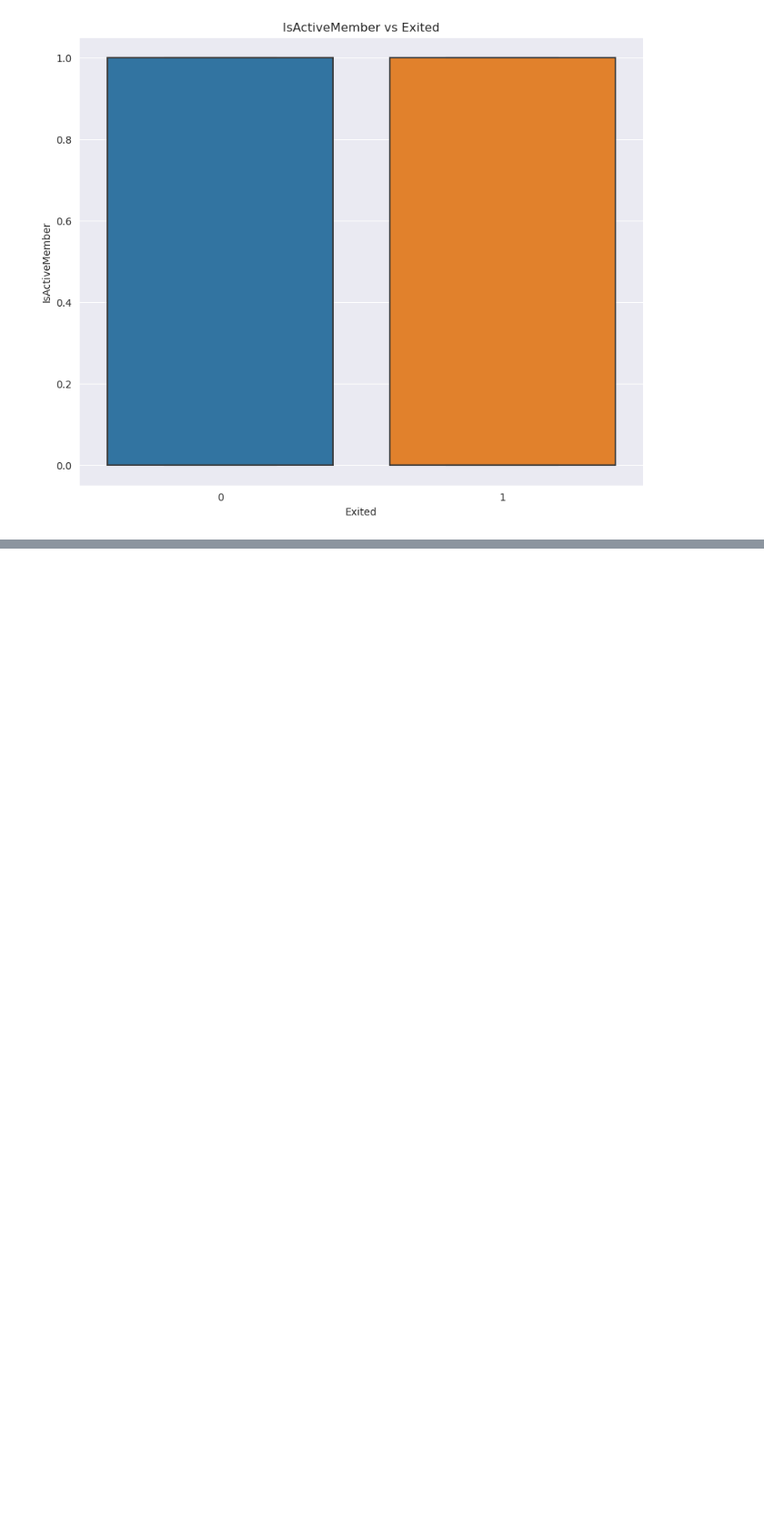
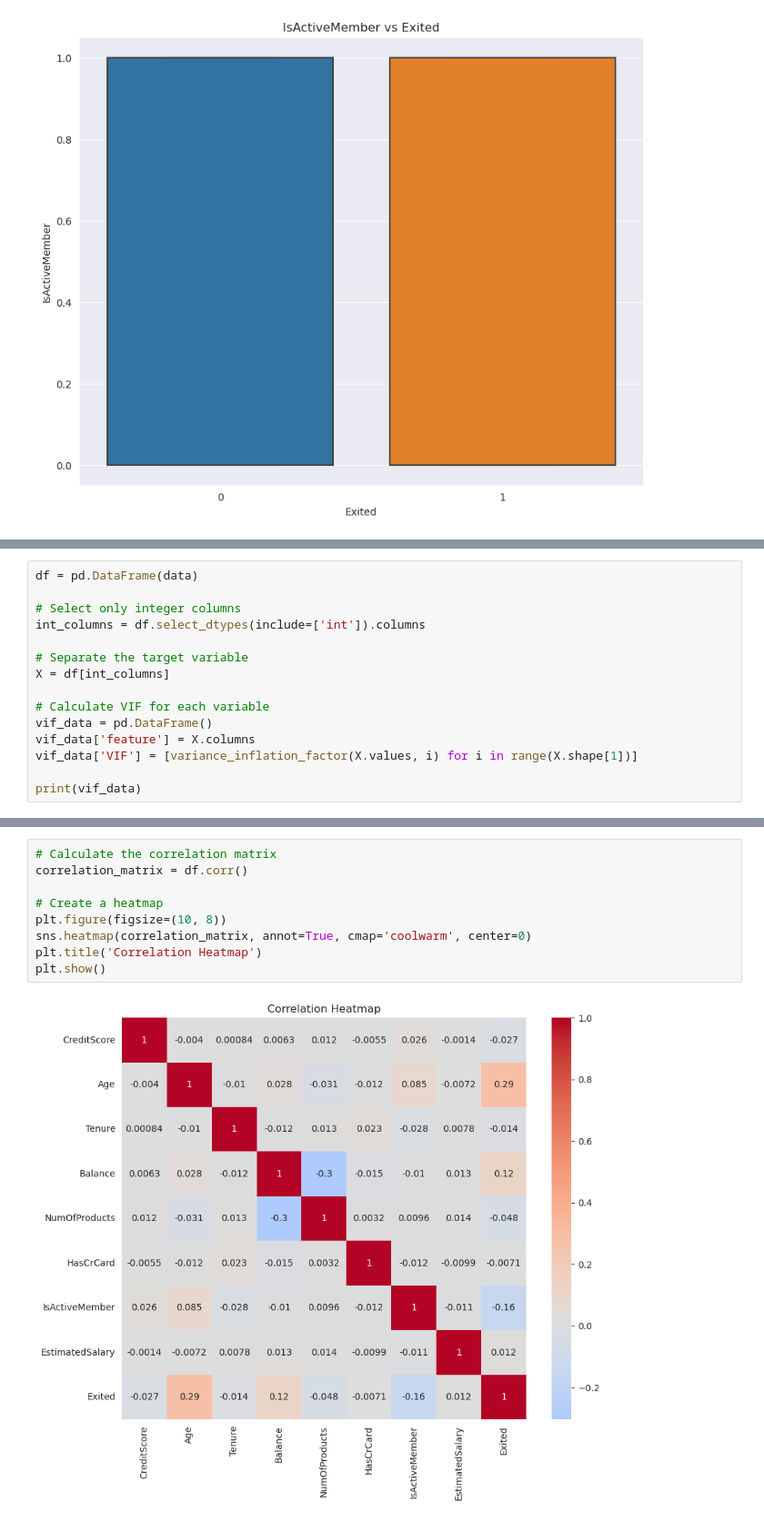
Before and after one commit to levine01/Group6_Phase3_Project, a Jupyter notebook: Churning.ipynb, the cells around one changed output, grey strips where cells are left out. Shown at 91% size. Saved outputs shown, nothing was run; the diff lists cells and outputs as text; blank space fills up the shorter version.

```diff
--- a/Churning.ipynb
+++ b/Churning.ipynb
@@ -185,0 +189,15 @@ draw_count_plot(data, 'Exited')
+# %%
+df = pd.DataFrame(data)
+
+# Select only integer columns
+int_columns = df.select_dtypes(include=['int']).columns
+
+# Separate the target variable
+X = df[int_columns]
+
+# Calculate VIF for each variable
+vif_data = pd.DataFrame()
+vif_data['feature'] = X.columns
+vif_data['VIF'] = [variance_inflation_factor(X.values, i) for i in range(X.shape[1])]
+
+print(vif_data)
@@ -185,0 +213,11 @@ draw_count_plot(data, 'Exited')
+# %%
+# Calculate the correlation matrix
+correlation_matrix = df.corr()
+
+# Create a heatmap
+plt.figure(figsize=(10, 8))
+sns.heatmap(correlation_matrix, annot=True, cmap='coolwarm', center=0)
+plt.title('Correlation Heatmap')
+plt.show()
+# %% [output]
+[figure, added]
```
Also changed, not shown: parts of 12 cells of this notebook.
